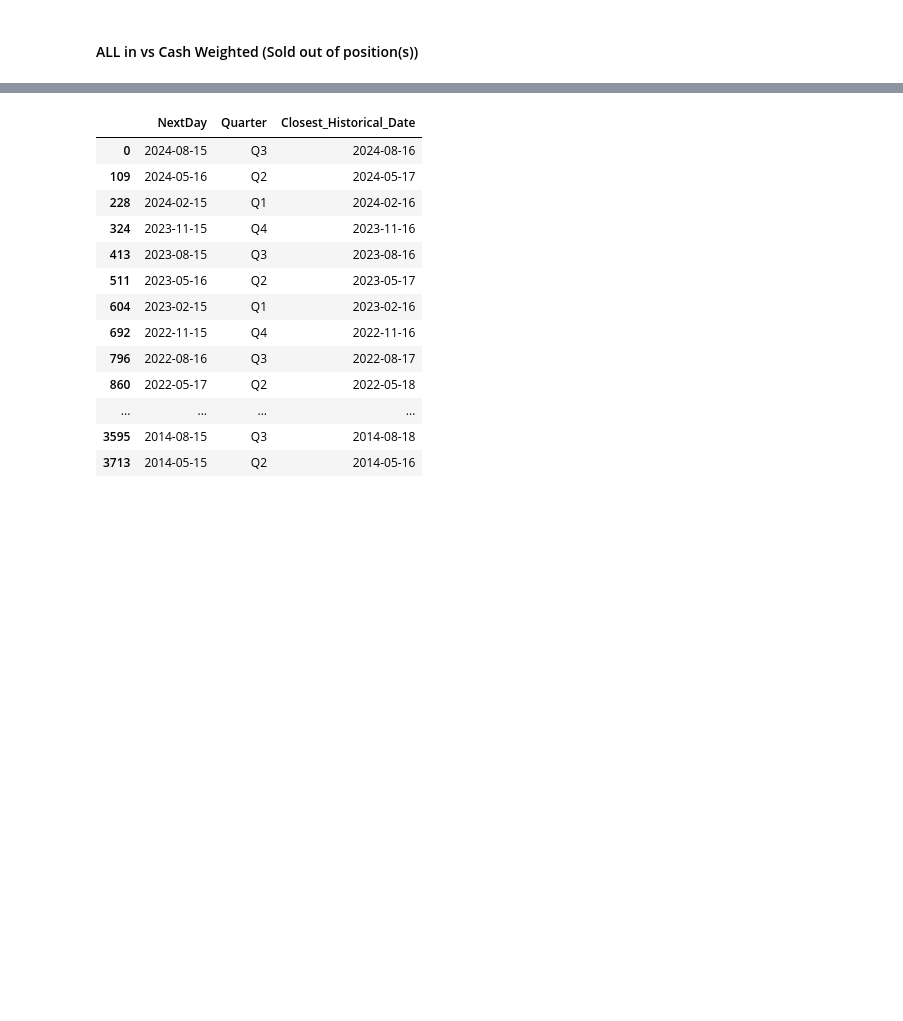
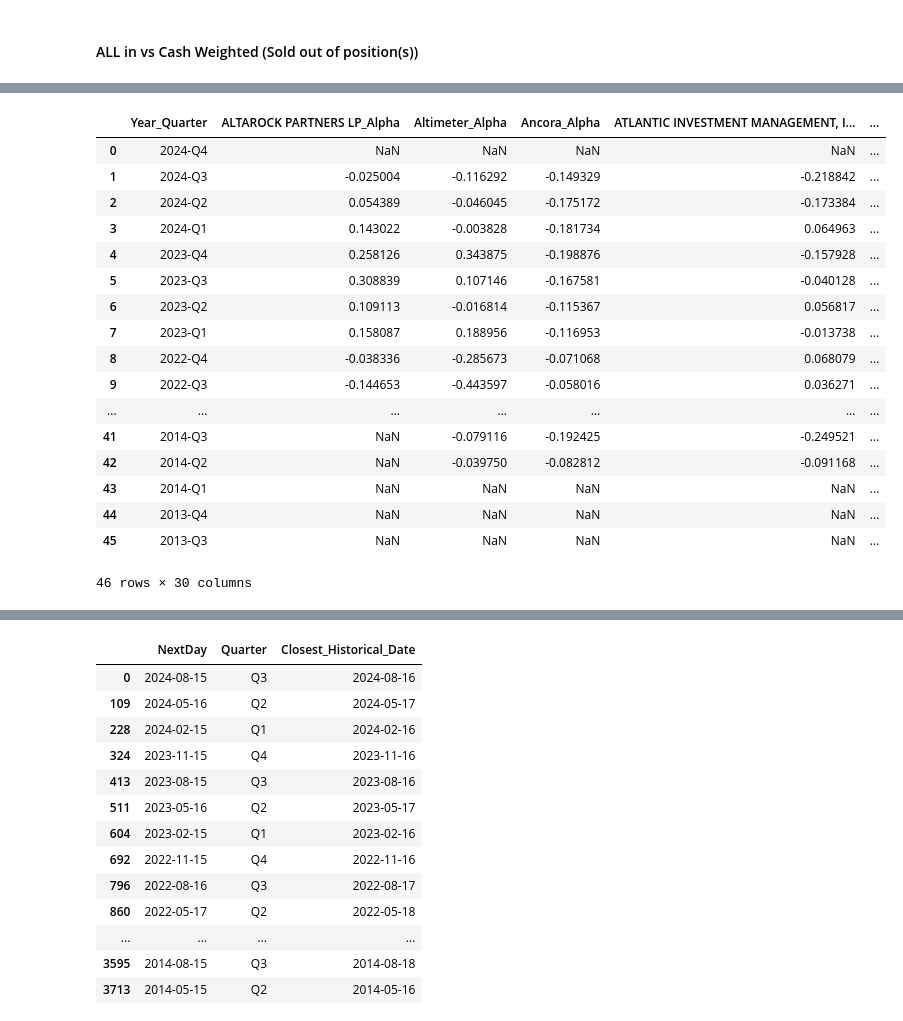
Before and after one commit to brock-fassnacht/Whale_Watchers, a Jupyter notebook: Holdings Performance.ipynb, the cells around one changed output, grey strips where cells are left out. Drawn from its saved outputs; the diff is of its cells as text; code cells hidden in the pictures; blank space fills up the shorter version.

```diff
--- a/Holdings Performance.ipynb
+++ b/Holdings Performance.ipynb
@@ -13,10 +13,10 @@ from dateutil.relativedelta import relativedelta
 import matplotlib.pyplot as plt
 from matplotlib.ticker import FuncFormatter
 # %%
-holdings = pd.read_csv(r"C:\Users\bfass\OneDrive\Desktop\Fin tools\BigMoney13F\Holdings_shares\Stanley_Druckenmiller.csv")
-
 mapping1 = pd.read_csv(r"C:\Users\bfass\OneDrive\Desktop\Fin tools\BigMoney13F\Final_cusip_map\CUSIP_Mapping.csv", usecols = ["CUSIP", "SYMBOL"])
 mapping2 = pd.read_csv(r"C:\Users\bfass\OneDrive\Desktop\Fin tools\BigMoney13F\Final_cusip_map\CUSIP_Mapping-Brocks-Laptop.csv", usecols = ["CUSIP", "SYMBOL"])
 mapping = pd.concat([mapping1, mapping2]).drop_duplicates()
-
-dates = [col for col in holdings.columns if '-' in col]
+# %%
+today = "10022024"
+historical_data = pd.read_csv(fr"Historical_Price_Data\Stock_Data.csv", parse_dates=['Date'])
+historical_dividends = pd.read_csv(fr"Historical_Price_Data\Dividend_data.csv")
@@ -24,7 +157,7 @@ dates = [col for col in holdings.columns if '-' in col]
 directory = "Holdings_shares"
 
 # Create an empty dictionary to store DataFrames
-dfs = {}
+dfs = []
 
 # Iterate through each file in the directory
 for filename in os.listdir(directory):
@@ -36,14 +169,24 @@ for filename in os.listdir(directory):
         df_name = os.path.splitext(filename)[0]  # Get the file name without the extension
 
         read_df = pd.read_csv(filepath)
+
         read_df = read_df.merge(mapping[["CUSIP", "SYMBOL"]].drop_duplicates(), how = 'left', on = "CUSIP")
-        dfs[df_name] = read_df
+
+        ## Call Alpha Function
+        df = quarterly_alpha(read_df)
+
+        df.columns = ['Year_Quarter', df_name + '_Alpha']
+
+        dfs.append(df)
+
+        print(df_name)
 
 
-## Uniue symbols used to pull sector
-symbols = pd.concat(dfs.values())
 
-symbols.loc[symbols['SYMBOL'] == 'BRKB', 'SYMBOL'] = 'BRK-B'
+# Merge all the DataFrames on 'Year_Quarter' using reduce (ensures no duplicates)
+from functools import reduce
 
-unique_symbols = symbols[["NAME OF ISSUER", "SYMBOL"]].drop_duplicates()
-unique_symbols = unique_symbols[~unique_symbols["SYMBOL"].isnull()]
+final_df = reduce(lambda left, right: pd.merge(left, right, on='Year_Quarter', how='outer'), dfs)
+
+# Display or save the final DataFrame
+print(final_df)
@@ -163,0 +237,2 @@ def quarterly_alpha(test):
+# %%
+final_df2 = final_df.sort_values(by = "Year_Quarter", ascending=False).reset_index(drop=True)
@@ -163,0 +270,21 @@ def quarterly_alpha(test):
+# %%
+final_df2
+# %% [output]
+|  | Year_Quarter | ALTAROCK PARTNERS LP_Alpha | Altimeter_Alpha | Ancora_Alpha | ATLANTIC INVESTMENT MANAGEMENT, I... | ... |
+| 0 | 2024-Q4 | NaN | NaN | NaN | NaN | ... |
+| 1 | 2024-Q3 | -0.025004 | -0.116292 | -0.149329 | -0.218842 | ... |
+| 2 | 2024-Q2 | 0.054389 | -0.046045 | -0.175172 | -0.173384 | ... |
+| 3 | 2024-Q1 | 0.143022 | -0.003828 | -0.181734 | 0.064963 | ... |
+| 4 | 2023-Q4 | 0.258126 | 0.343875 | -0.198876 | -0.157928 | ... |
+| 5 | 2023-Q3 | 0.308839 | 0.107146 | -0.167581 | -0.040128 | ... |
+| 6 | 2023-Q2 | 0.109113 | -0.016814 | -0.115367 | 0.056817 | ... |
+| 7 | 2023-Q1 | 0.158087 | 0.188956 | -0.116953 | -0.013738 | ... |
+| 8 | 2022-Q4 | -0.038336 | -0.285673 | -0.071068 | 0.068079 | ... |
+| 9 | 2022-Q3 | -0.144653 | -0.443597 | -0.058016 | 0.036271 | ... |
+| ... | ... | ... | ... | ... | ... | ... |
+| 41 | 2014-Q3 | NaN | -0.079116 | -0.192425 | -0.249521 | ... |
+| 42 | 2014-Q2 | NaN | -0.039750 | -0.082812 | -0.091168 | ... |
+| 43 | 2014-Q1 | NaN | NaN | NaN | NaN | ... |
+| 44 | 2013-Q4 | NaN | NaN | NaN | NaN | ... |
+| 45 | 2013-Q3 | NaN | NaN | NaN | NaN | ... |
+46 rows × 30 columns
```
Also changed, not shown: parts of 11 cells of this notebook, 2 other files.
